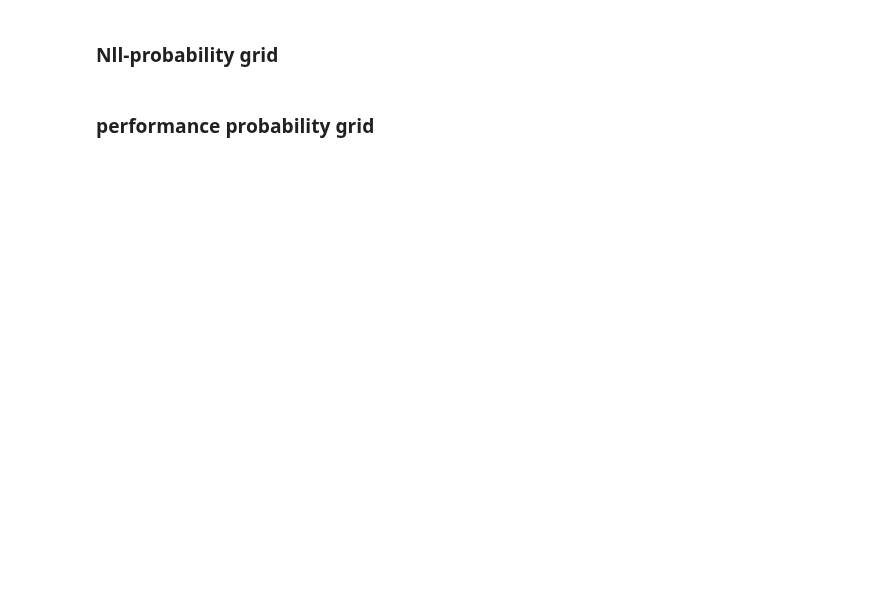
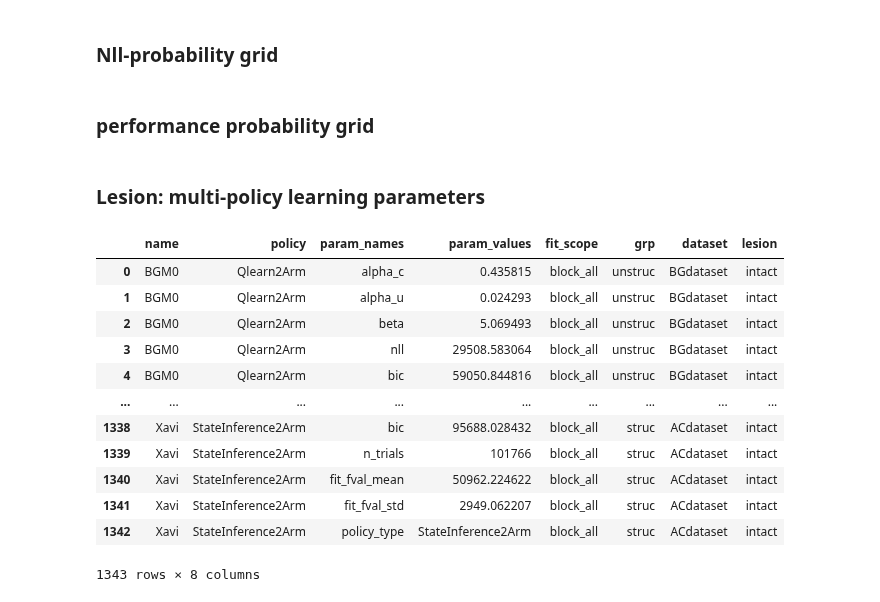
Before and after one commit to bapungiri/py_adlab_bg, a Jupyter notebook: mab_model_analysis.ipynb, the cells around one changed output. Drawn from its saved outputs; the diff is of its cells as text; code cells hidden in the pictures; blank space fills up the shorter version.

```diff
--- a/mab_model_analysis.ipynb
+++ b/mab_model_analysis.ipynb
@@ -670,3 +662,21 @@ for e, exp in enumerate(exps):
     perf_mat_df.append(df)
 perf_mat_df = pd.concat(perf_mat_df, ignore_index=True)
 mab_subjects.GroupData().save(perf_mat_df, "perf_mat_fit_multi_policy")
+# %% [markdown]
+### Lesion: multi-policy learning parameters
+# %%
+df
+# %% [output]
+|  | name | policy | param_names | param_values | fit_scope | grp | dataset | lesion |
+| 0 | BGM0 | Qlearn2Arm | alpha_c | 0.435815 | block_all | unstruc | BGdataset | intact |
+| 1 | BGM0 | Qlearn2Arm | alpha_u | 0.024293 | block_all | unstruc | BGdataset | intact |
+| 2 | BGM0 | Qlearn2Arm | beta | 5.069493 | block_all | unstruc | BGdataset | intact |
+| 3 | BGM0 | Qlearn2Arm | nll | 29508.583064 | block_all | unstruc | BGdataset | intact |
+| 4 | BGM0 | Qlearn2Arm | bic | 59050.844816 | block_all | unstruc | BGdataset | intact |
+| ... | ... | ... | ... | ... | ... | ... | ... | ... |
+| 1338 | Xavi | StateInference2Arm | bic | 95688.028432 | block_all | struc | ACdataset | intact |
+| 1339 | Xavi | StateInference2Arm | n_trials | 101766 | block_all | struc | ACdataset | intact |
+| 1340 | Xavi | StateInference2Arm | fit_fval_mean | 50962.224622 | block_all | struc | ACdataset | intact |
+| 1341 | Xavi | StateInference2Arm | fit_fval_std | 2949.062207 | block_all | struc | ACdataset | intact |
+| 1342 | Xavi | StateInference2Arm | policy_type | StateInference2Arm | block_all | struc | ACdataset | intact |
+1343 rows × 8 columns
```
Also changed, not shown: parts of 8 cells of this notebook, 4 other files.
